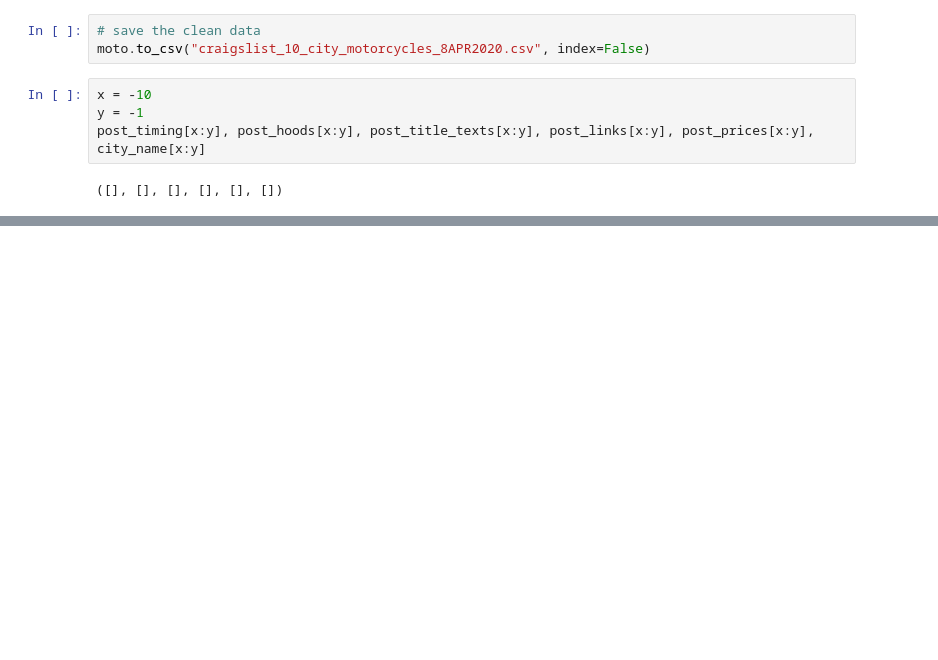
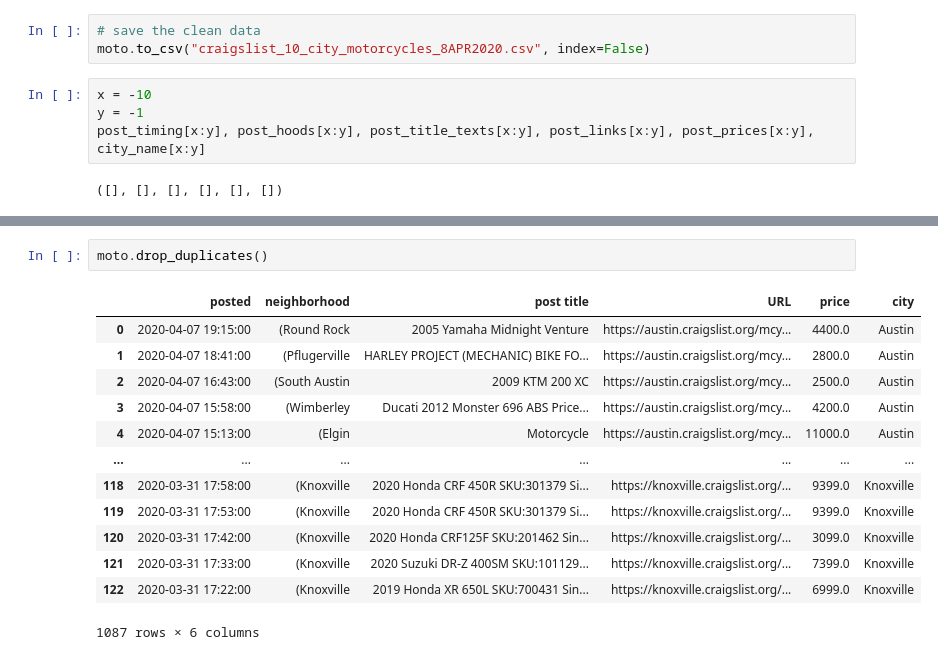
Before and after one commit to GrilledJeez/Testing-for-Difference-in-Craigslist-Markets, a Jupyter notebook: craigslist_scraper.ipynb, the cells around one changed output, grey strips where cells are left out. Saved outputs shown, nothing was run; the diff lists cells and outputs as text; blank space fills up the shorter version.

```diff
--- a/craigslist_scraper.ipynb
+++ b/craigslist_scraper.ipynb
@@ -924,0 +955,16 @@ post_timing[x:y], post_hoods[x:y], post_title_texts[x:y], post_links[x:y], post_
+# %%
+moto.drop_duplicates()
+# %% [output]
+|  | posted | neighborhood | post title | URL | price | city |
+| 0 | 2020-04-07 19:15:00 | (Round Rock | 2005 Yamaha Midnight Venture | https://austin.craigslist.org/mcy... | 4400.0 | Austin |
+| 1 | 2020-04-07 18:41:00 | (Pflugerville | HARLEY PROJECT (MECHANIC) BIKE FO... | https://austin.craigslist.org/mcy... | 2800.0 | Austin |
+| 2 | 2020-04-07 16:43:00 | (South Austin | 2009 KTM 200 XC | https://austin.craigslist.org/mcy... | 2500.0 | Austin |
+| 3 | 2020-04-07 15:58:00 | (Wimberley | Ducati 2012 Monster 696 ABS Price... | https://austin.craigslist.org/mcy... | 4200.0 | Austin |
+| 4 | 2020-04-07 15:13:00 | (Elgin | Motorcycle | https://austin.craigslist.org/mcy... | 11000.0 | Austin |
+| ... | ... | ... | ... | ... | ... | ... |
+| 118 | 2020-03-31 17:58:00 | (Knoxville | 2020 Honda CRF 450R SKU:301379 Si... | https://knoxville.craigslist.org/... | 9399.0 | Knoxville |
+| 119 | 2020-03-31 17:53:00 | (Knoxville | 2020 Honda CRF 450R SKU:301379 Si... | https://knoxville.craigslist.org/... | 9399.0 | Knoxville |
+| 120 | 2020-03-31 17:42:00 | (Knoxville | 2020 Honda CRF125F SKU:201462 Sin... | https://knoxville.craigslist.org/... | 3099.0 | Knoxville |
+| 121 | 2020-03-31 17:33:00 | (Knoxville | 2020 Suzuki DR-Z 400SM SKU:101129... | https://knoxville.craigslist.org/... | 7399.0 | Knoxville |
+| 122 | 2020-03-31 17:22:00 | (Knoxville | 2019 Honda XR 650L SKU:700431 Sin... | https://knoxville.craigslist.org/... | 6999.0 | Knoxville |
+1087 rows × 6 columns
```
Also changed, not shown: parts of 7 cells of this notebook.
